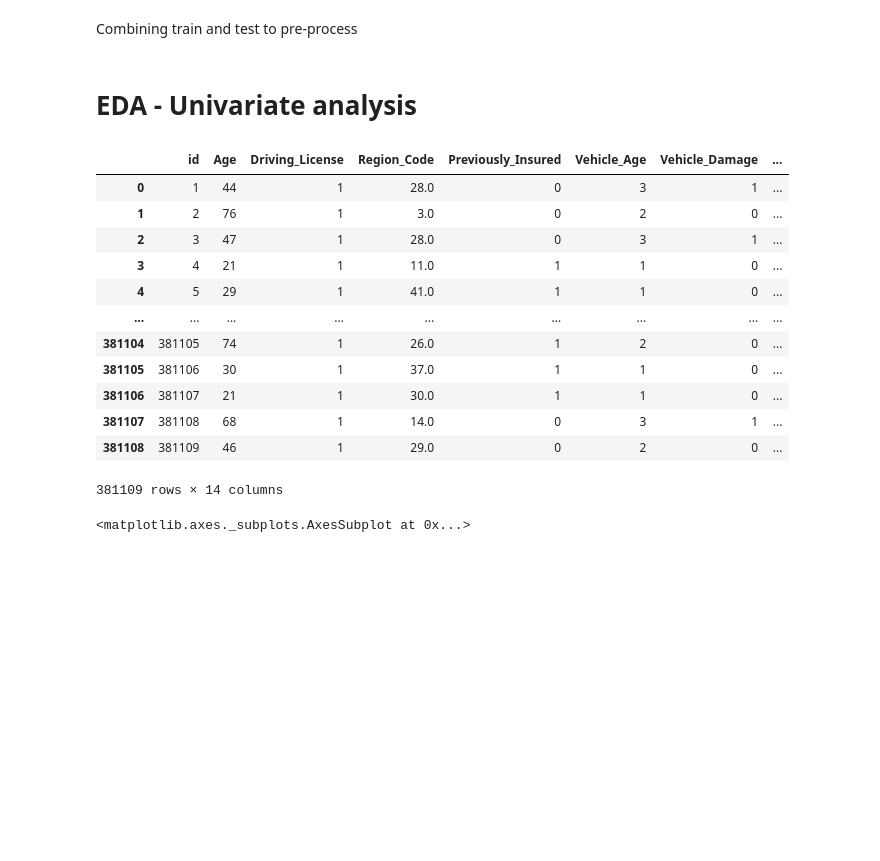
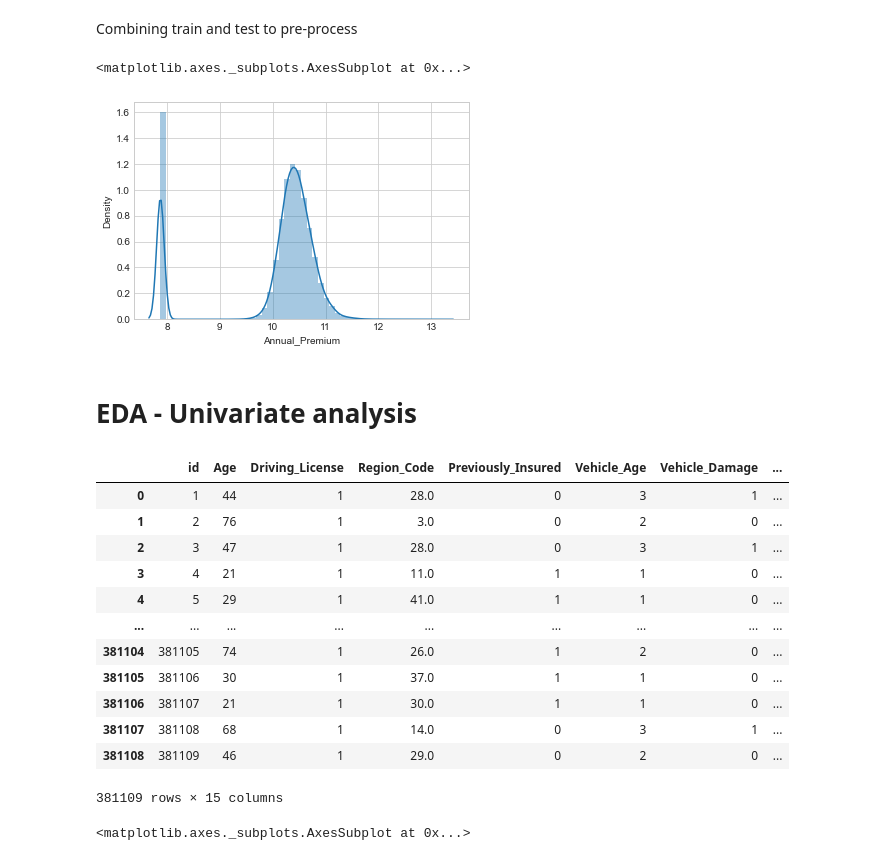
Before and after one commit to rishi-lulla/ML, a Jupyter notebook: Kaggle-cross sell.ipynb, the cells around one changed output. Cells and saved outputs as stored; diff of their text form; code cells hidden in the pictures; blank space fills up the shorter version.

```diff
--- a/Kaggle-cross sell.ipynb
+++ b/Kaggle-cross sell.ipynb
@@ -174,9 +175,16 @@ combined['Premium_Bins'] =premium_discretizer.fit_transform(combined['Annual_Pre
 
 age_discretizer = KBinsDiscretizer(n_bins=10, encode='ordinal', strategy='quantile')
 combined['Age_Bins'] =age_discretizer.fit_transform(combined['Age'].values.reshape(-1,1)).astype(int)
+# %%
+combined['Vehicle_Damage_per_Vehicle_Age'] = combined.groupby(['Age'])['Vehicle_Damage'].transform('sum')
 # %%
 # splitting back into train and test
 train_proc, test_proc = combined[:train.shape[0]], combined[train.shape[0]:].reset_index(drop = True)
+# %%
+sns.distplot(combined['Annual_Premium'])
+# %% [output]
+<matplotlib.axes._subplots.AxesSubplot at 0x...>
+[figure, added]
 # %% [markdown]
 # EDA - Univariate analysis
 # %%
@@ -198,7 +206,7 @@ train_proc
 | 381106 | 381107 | 21 | 1 | 30.0 | 1 | 1 | 0 | ... |
 | 381107 | 381108 | 68 | 1 | 14.0 | 0 | 3 | 1 | ... |
 | 381108 | 381109 | 46 | 1 | 29.0 | 0 | 2 | 0 | ... |
-381109 rows × 14 columns
+381109 rows × 15 columns
 # %%
 sns.set(font_scale=1.3)
 fig, axes = plt.subplots(6, 2, figsize=(18, 14))
```
Also changed, not shown: parts of 8 cells of this notebook.
